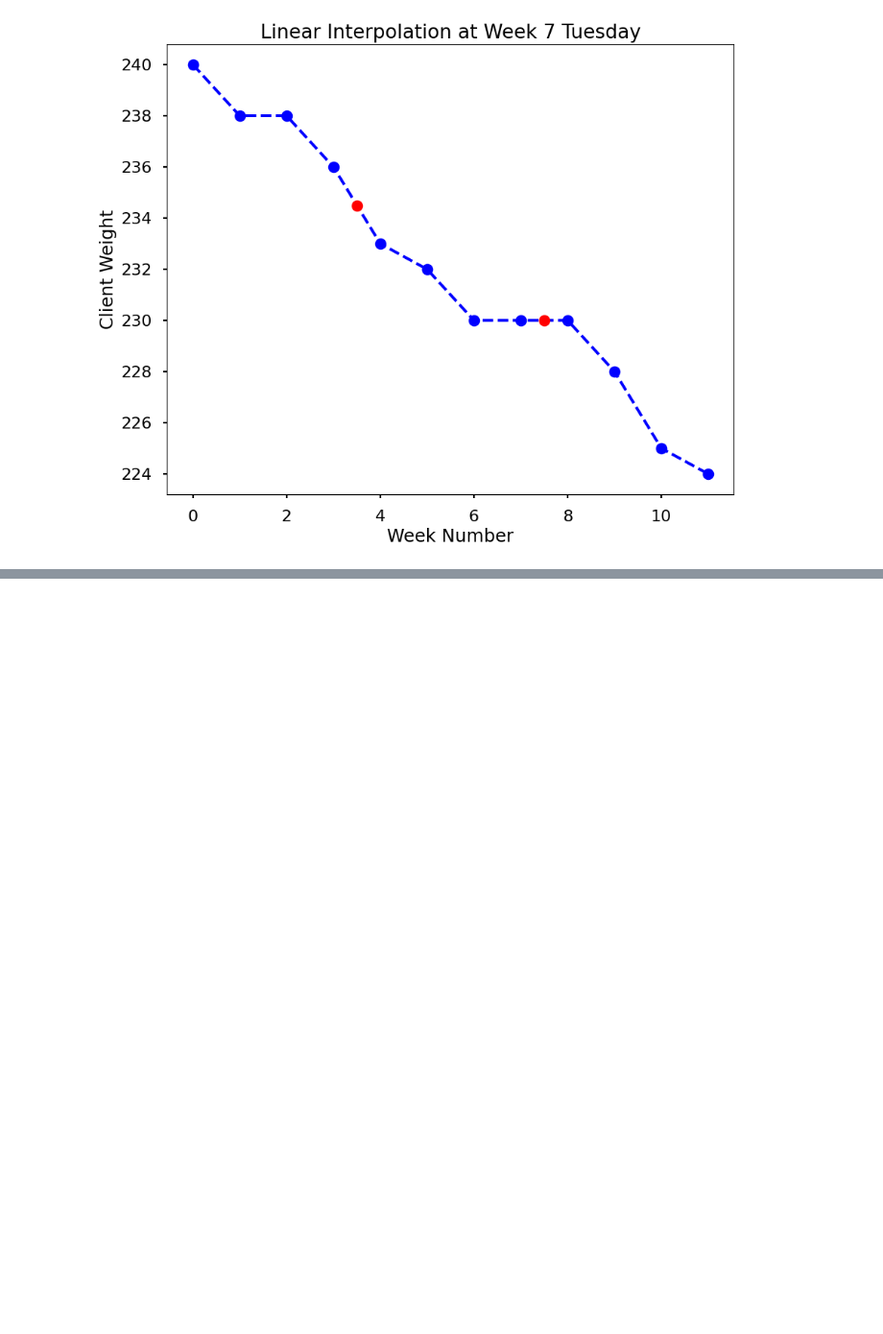
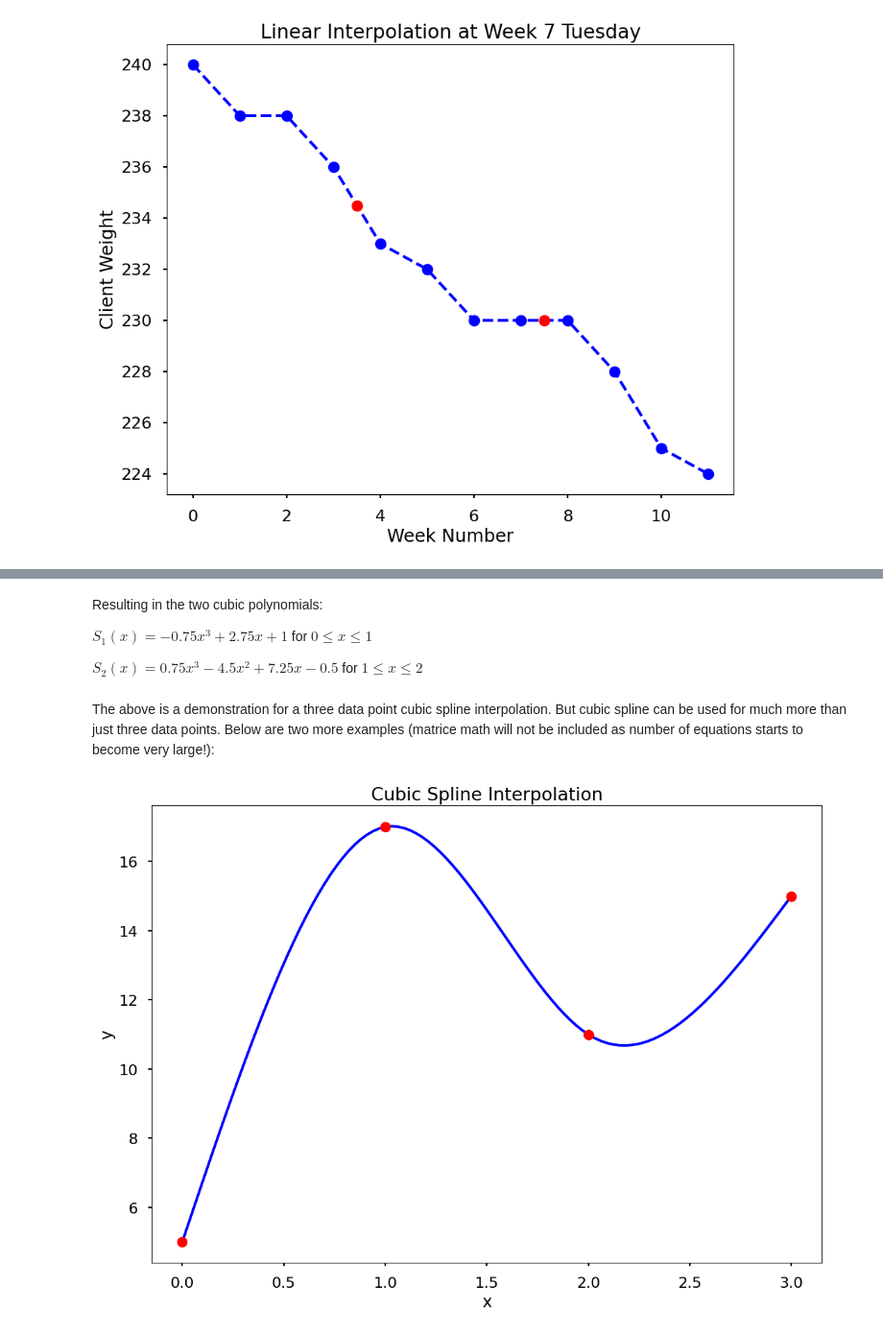
Before and after one commit to ColeTKrause/MAT421, a Jupyter notebook: ModuleB_P1.ipynb, the cells around one changed output, grey strips where cells are left out. Shown: that part at 96% size. Drawn from its saved outputs; the diff is of its cells as text; code cells hidden in the pictures; blank space fills up the shorter version.

```diff
--- a/ModuleB_P1.ipynb
+++ b/ModuleB_P1.ipynb
@@ -117,0 +193,27 @@ plt.show()
+# %% [markdown]
+Resulting in the two cubic polynomials:
+
+$S_1(x)=-0.75x^3+2.75x+1$   for $0\le x \le 1$
+
+$S_2(x)=0.75x^3-4.5x^2+7.25x-0.5$   for $1 \le x \le 2$
+# %% [markdown]
+The above is a demonstration for a three data point cubic spline interpolation. But cubic spline can be used for much more than just three data points. Below are two more examples (matrice math will not be included as number of equations starts to become very large!):
+# %%
+# clear plot to reuse
+plt.clf()
+
+x_ex2 = [0, 1, 2, 3]
+y_ex2 = [5, 17, 11, 15]
+
+cub_f_ex2 = CubicSpline(x_ex2, y_ex2, bc_type='natural')
+x_new_ex2 = np.linspace(0,3,100)
+y_new_ex2 = cub_f_ex2(x_new_ex2)
+
+plt.plot(x_new_ex2, y_new_ex2, 'b')
+plt.plot(x_ex2,y_ex2,'ro')
+plt.title('Cubic Spline Interpolation 4 Data Points')
+plt.xlabel('x')
+plt.ylabel('y')
+plt.show()
+# %% [output]
+[figure, added]
```
Also changed, not shown: parts of 5 cells of this notebook.
